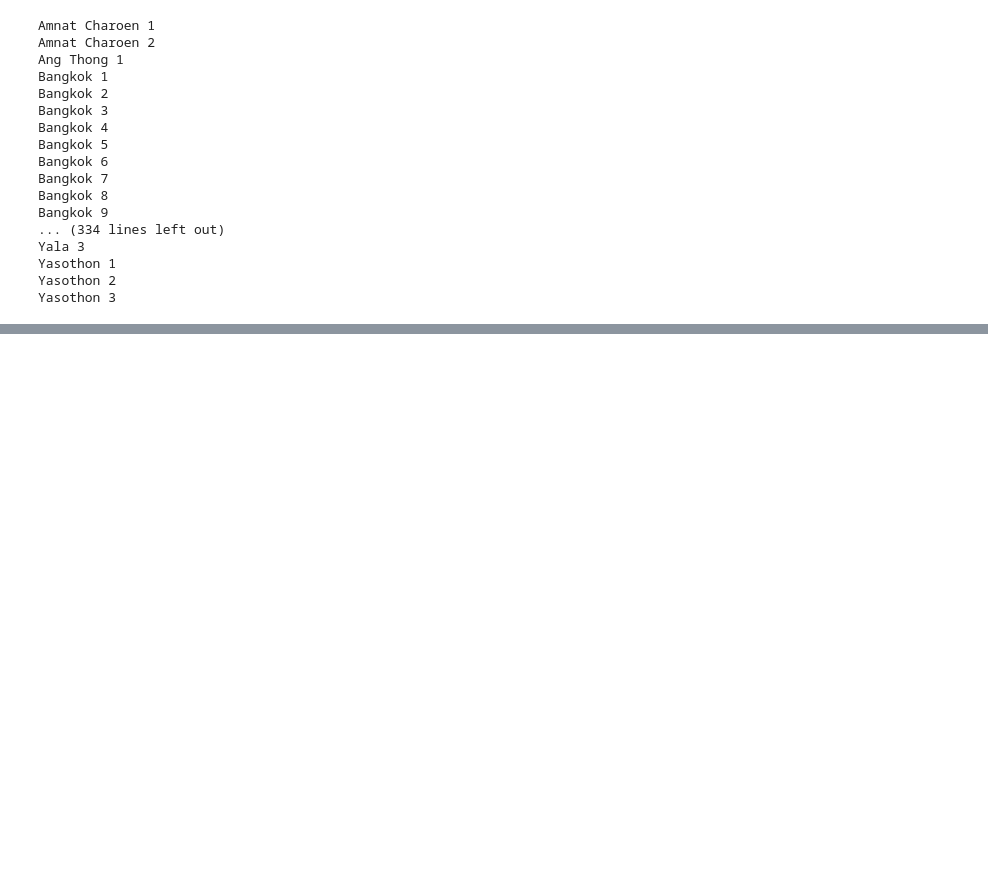
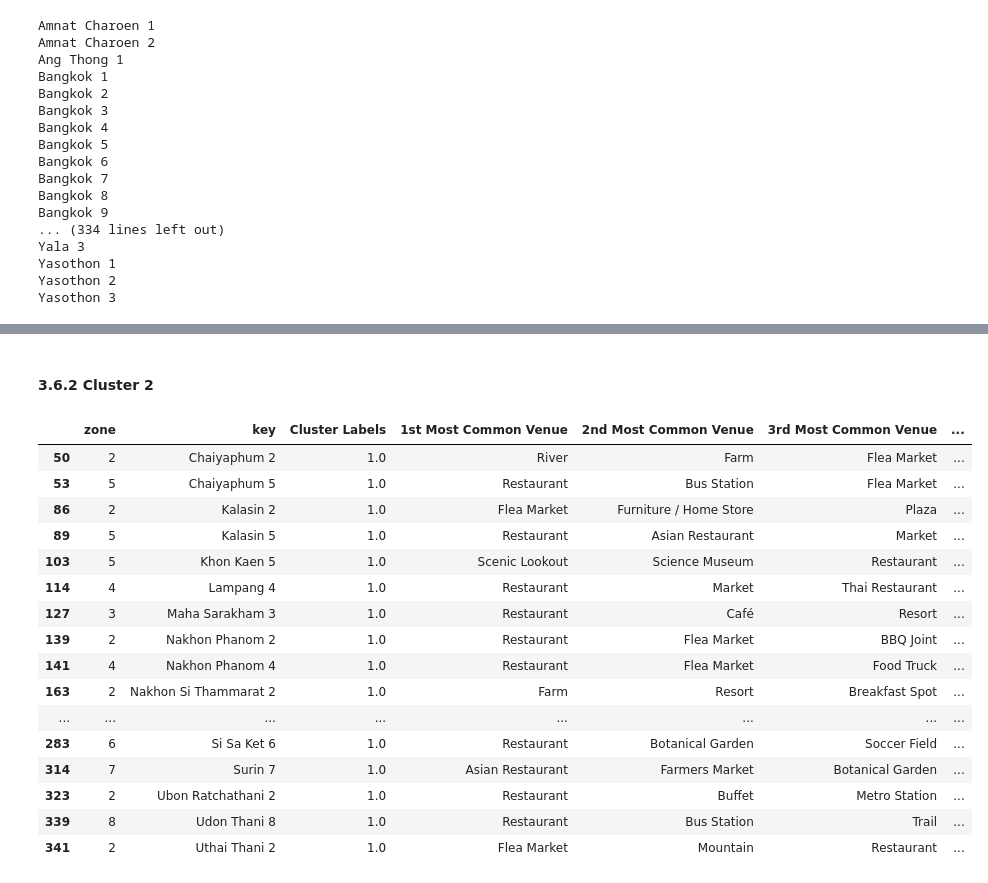
Before and after one commit to pornvutp/Coursera_Capstone, a Jupyter notebook: Capstone Project - Week 5.ipynb, the cells around one changed output, grey strips where cells are left out. Drawn from its saved outputs; the diff is of its cells as text; code cells hidden in the pictures; blank space fills up the shorter version.

```diff
--- a/Capstone Project - Week 5.ipynb
+++ b/Capstone Project - Week 5.ipynb
@@ -554,0 +737,22 @@ print(th_venues.shape)
+# %% [markdown]
+#### 3.6.2 Cluster 2
+# %%
+th_merged.loc[th_merged['Cluster Labels'] == 1, th_merged.columns[[1] + list(range(5, th_merged.shape[1]))]]
+# %% [output]
+|  | zone | key | Cluster Labels | 1st Most Common Venue | 2nd Most Common Venue | 3rd Most Common Venue | ... |
+| 50 | 2 | Chaiyaphum 2 | 1.0 | River | Farm | Flea Market | ... |
+| 53 | 5 | Chaiyaphum 5 | 1.0 | Restaurant | Bus Station | Flea Market | ... |
+| 86 | 2 | Kalasin 2 | 1.0 | Flea Market | Furniture / Home Store | Plaza | ... |
+| 89 | 5 | Kalasin 5 | 1.0 | Restaurant | Asian Restaurant | Market | ... |
+| 103 | 5 | Khon Kaen 5 | 1.0 | Scenic Lookout | Science Museum | Restaurant | ... |
+| 114 | 4 | Lampang 4 | 1.0 | Restaurant | Market | Thai Restaurant | ... |
+| 127 | 3 | Maha Sarakham 3 | 1.0 | Restaurant | Café | Resort | ... |
+| 139 | 2 | Nakhon Phanom 2 | 1.0 | Restaurant | Flea Market | BBQ Joint | ... |
+| 141 | 4 | Nakhon Phanom 4 | 1.0 | Restaurant | Flea Market | Food Truck | ... |
+| 163 | 2 | Nakhon Si Thammarat 2 | 1.0 | Farm | Resort | Breakfast Spot | ... |
+| ... | ... | ... | ... | ... | ... | ... | ... |
+| 283 | 6 | Si Sa Ket 6 | 1.0 | Restaurant | Botanical Garden | Soccer Field | ... |
+| 314 | 7 | Surin 7 | 1.0 | Asian Restaurant | Farmers Market | Botanical Garden | ... |
+| 323 | 2 | Ubon Ratchathani 2 | 1.0 | Restaurant | Buffet | Metro Station | ... |
+| 339 | 8 | Udon Thani 8 | 1.0 | Restaurant | Bus Station | Trail | ... |
+| 341 | 2 | Uthai Thani 2 | 1.0 | Flea Market | Mountain | Restaurant | ... |
```
Also changed, not shown: parts of 31 cells of this notebook.
